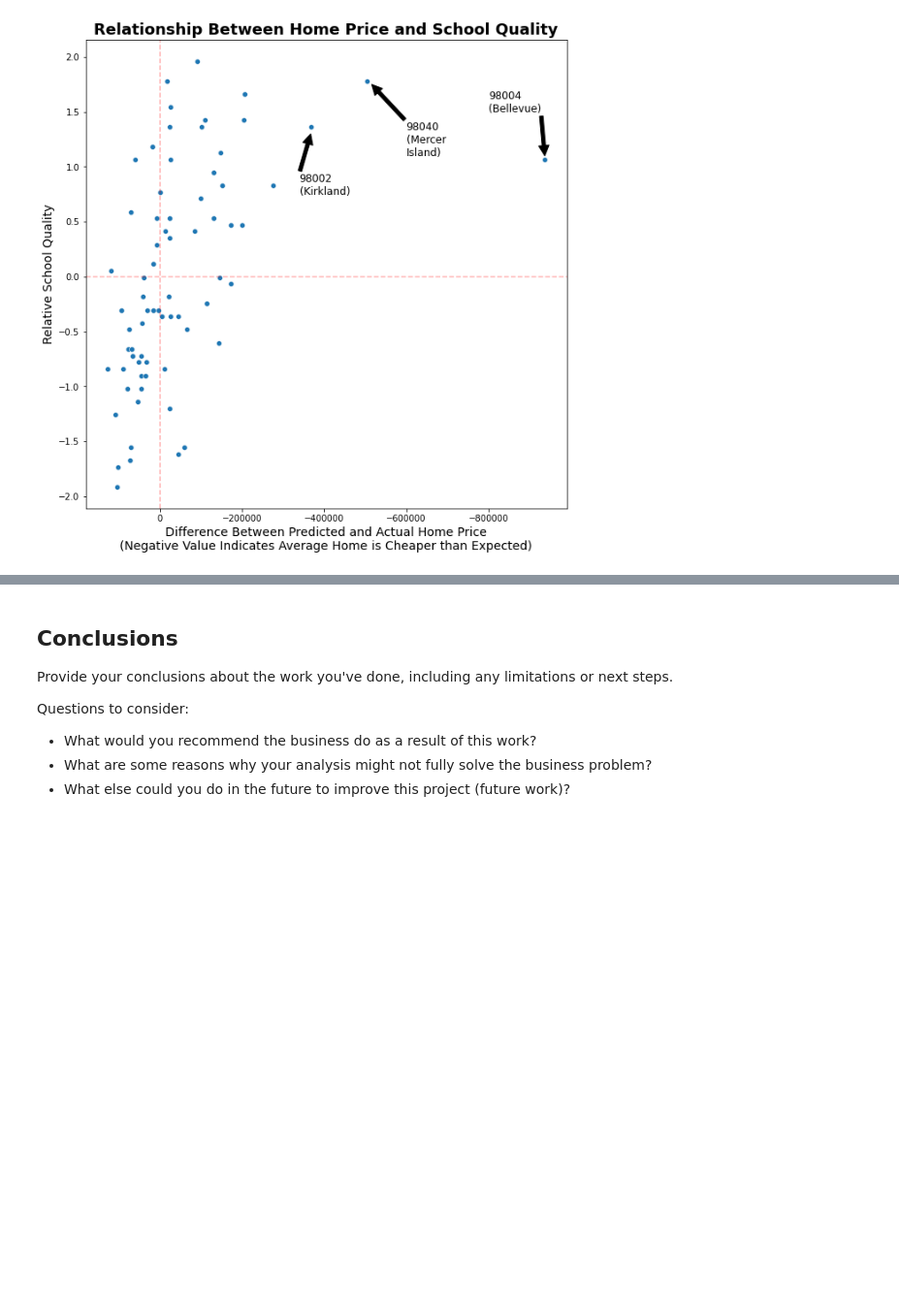
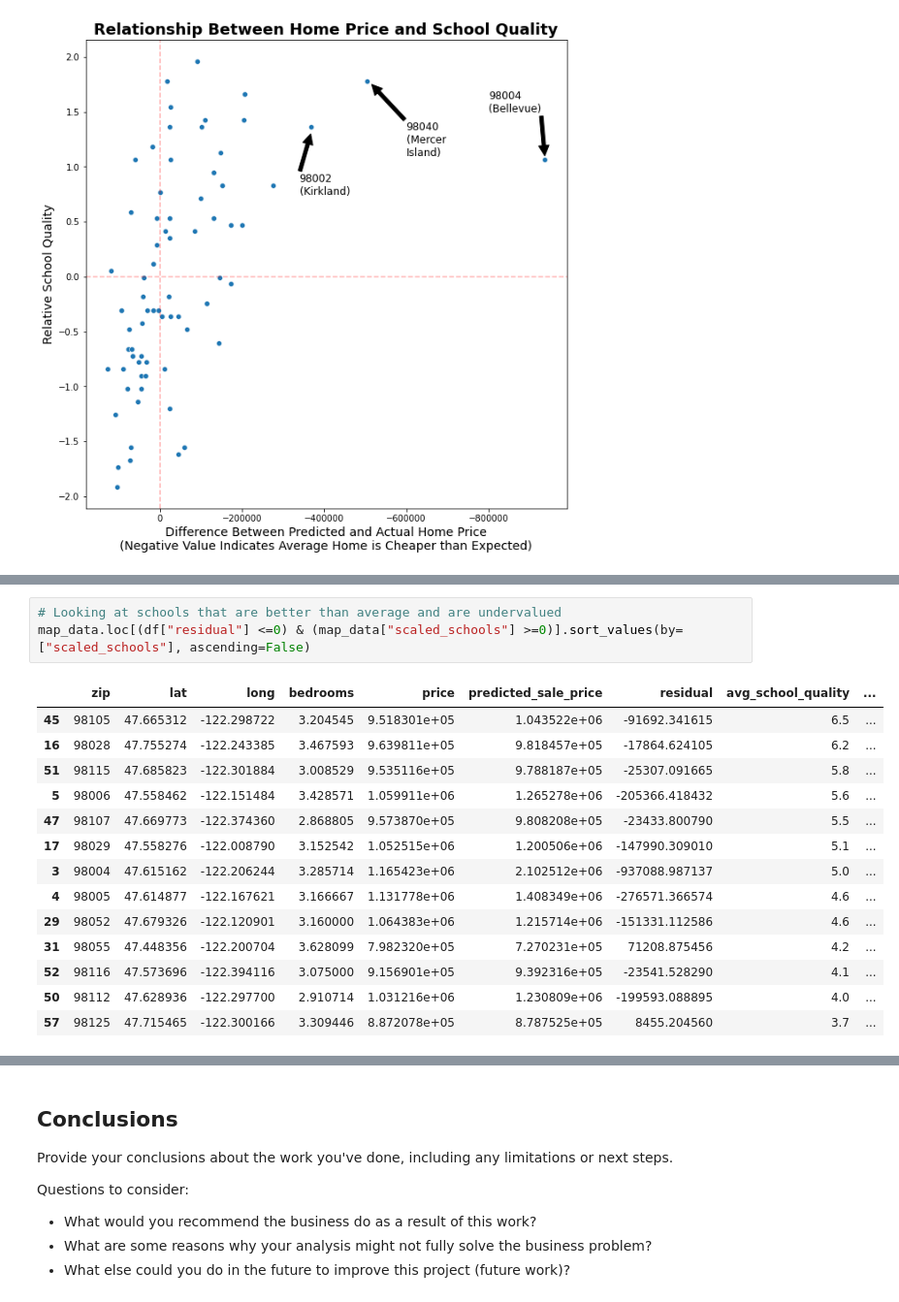
Before and after one commit to emgerber88/Kings-County-Real-Estate-analysis-NAEG, a Jupyter notebook: King_County_Analysis_Notebook.ipynb, the cells around one changed output, grey strips where cells are left out. Shown: that part at 97% size. Drawn from its saved outputs; the diff is of its cells as text; blank space fills up the shorter version.

```diff
--- a/King_County_Analysis_Notebook.ipynb
+++ b/King_County_Analysis_Notebook.ipynb
@@ -1364,0 +1402,18 @@ ax.annotate('98002\n(Kirkland)',  \
+# %%
+# Looking at schools that are better than average and are undervalued
+map_data.loc[(df["residual"] <=0) & (map_data["scaled_schools"] >=0)].sort_values(by=["scaled_schools"], ascending=False)
+# %% [output]
+|  | zip | lat | long | bedrooms | price | predicted_sale_price | residual | avg_school_quality | ... |
+| 45 | 98105 | 47.665312 | -122.298722 | 3.204545 | 9.518301e+05 | 1.043522e+06 | -91692.341615 | 6.5 | ... |
+| 16 | 98028 | 47.755274 | -122.243385 | 3.467593 | 9.639811e+05 | 9.818457e+05 | -17864.624105 | 6.2 | ... |
+| 51 | 98115 | 47.685823 | -122.301884 | 3.008529 | 9.535116e+05 | 9.788187e+05 | -25307.091665 | 5.8 | ... |
+| 5 | 98006 | 47.558462 | -122.151484 | 3.428571 | 1.059911e+06 | 1.265278e+06 | -205366.418432 | 5.6 | ... |
+| 47 | 98107 | 47.669773 | -122.374360 | 2.868805 | 9.573870e+05 | 9.808208e+05 | -23433.800790 | 5.5 | ... |
+| 17 | 98029 | 47.558276 | -122.008790 | 3.152542 | 1.052515e+06 | 1.200506e+06 | -147990.309010 | 5.1 | ... |
+| 3 | 98004 | 47.615162 | -122.206244 | 3.285714 | 1.165423e+06 | 2.102512e+06 | -937088.987137 | 5.0 | ... |
+| 4 | 98005 | 47.614877 | -122.167621 | 3.166667 | 1.131778e+06 | 1.408349e+06 | -276571.366574 | 4.6 | ... |
+| 29 | 98052 | 47.679326 | -122.120901 | 3.160000 | 1.064383e+06 | 1.215714e+06 | -151331.112586 | 4.6 | ... |
+| 31 | 98055 | 47.448356 | -122.200704 | 3.628099 | 7.982320e+05 | 7.270231e+05 | 71208.875456 | 4.2 | ... |
+| 52 | 98116 | 47.573696 | -122.394116 | 3.075000 | 9.156901e+05 | 9.392316e+05 | -23541.528290 | 4.1 | ... |
+| 50 | 98112 | 47.628936 | -122.297700 | 2.910714 | 1.031216e+06 | 1.230809e+06 | -199593.088895 | 4.0 | ... |
+| 57 | 98125 | 47.715465 | -122.300166 | 3.309446 | 8.872078e+05 | 8.787525e+05 | 8455.204560 | 3.7 | ... |
```
Also changed, not shown: parts of 20 cells of this notebook.
